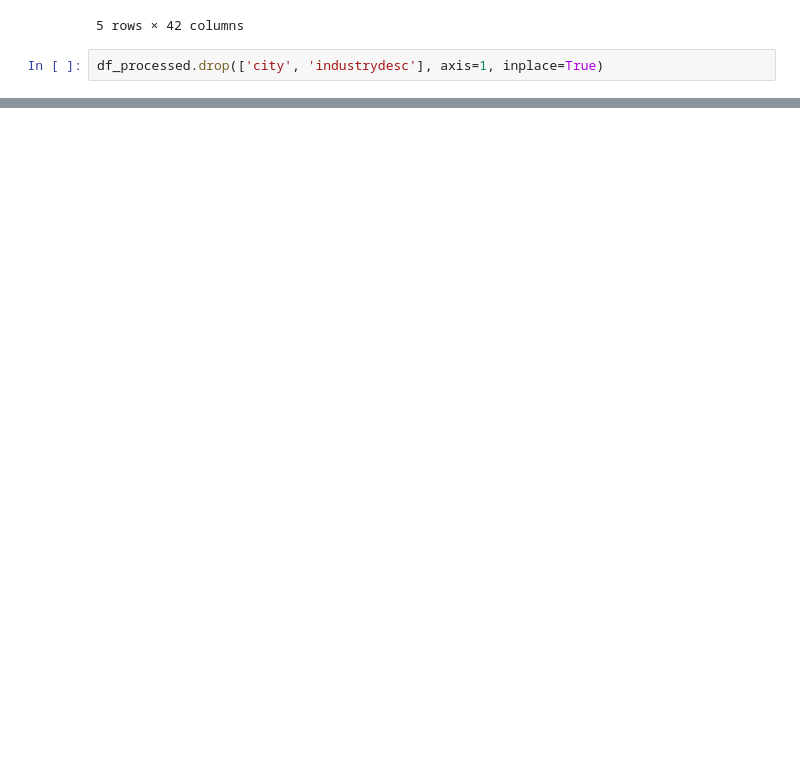
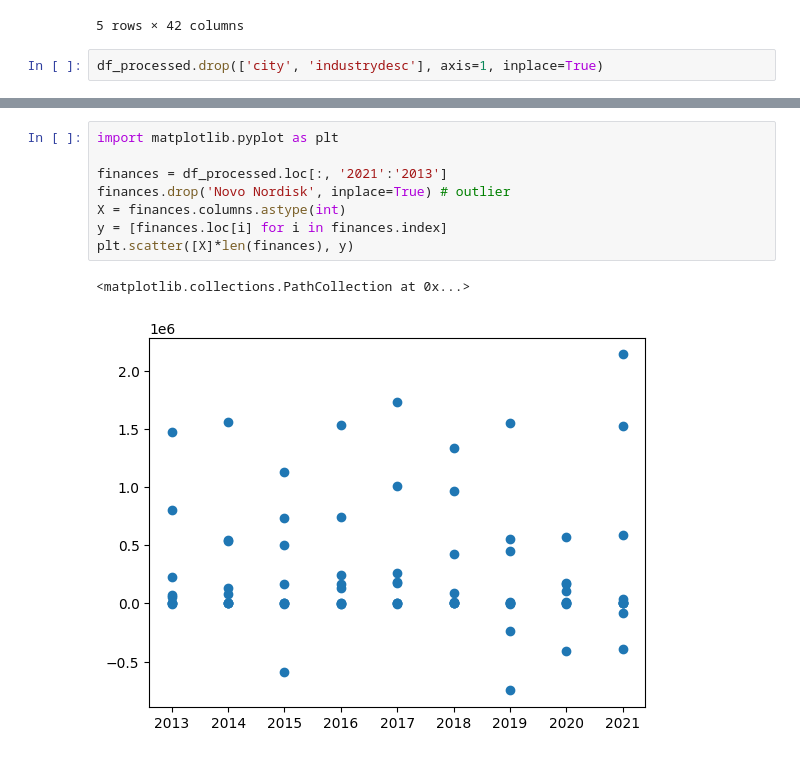
Before and after one commit to KD131/soft-sem1-datascience-sp1, a Jupyter notebook: internship_data.ipynb, the cells around one changed output, grey strips where cells are left out. Saved outputs shown, nothing was run; the diff lists cells and outputs as text; blank space fills up the shorter version.

Commit message:
adds plot of company profits and prediction model

```diff
--- a/internship_data.ipynb
+++ b/internship_data.ipynb
@@ -596,0 +602,11 @@ df_processed.drop(['city', 'industrydesc'], axis=1, inplace=True)
+# %%
+import matplotlib.pyplot as plt
+
+finances = df_processed.loc[:, '2021':'2013']
+finances.drop('Novo Nordisk', inplace=True) # outlier
+X = finances.columns.astype(int)
+y = [finances.loc[i] for i in finances.index]
+plt.scatter([X]*len(finances), y)
+# %% [output]
+<matplotlib.collections.PathCollection at 0x...>
+[figure, added]
```
Also changed, not shown: parts of 11 cells of this notebook.
